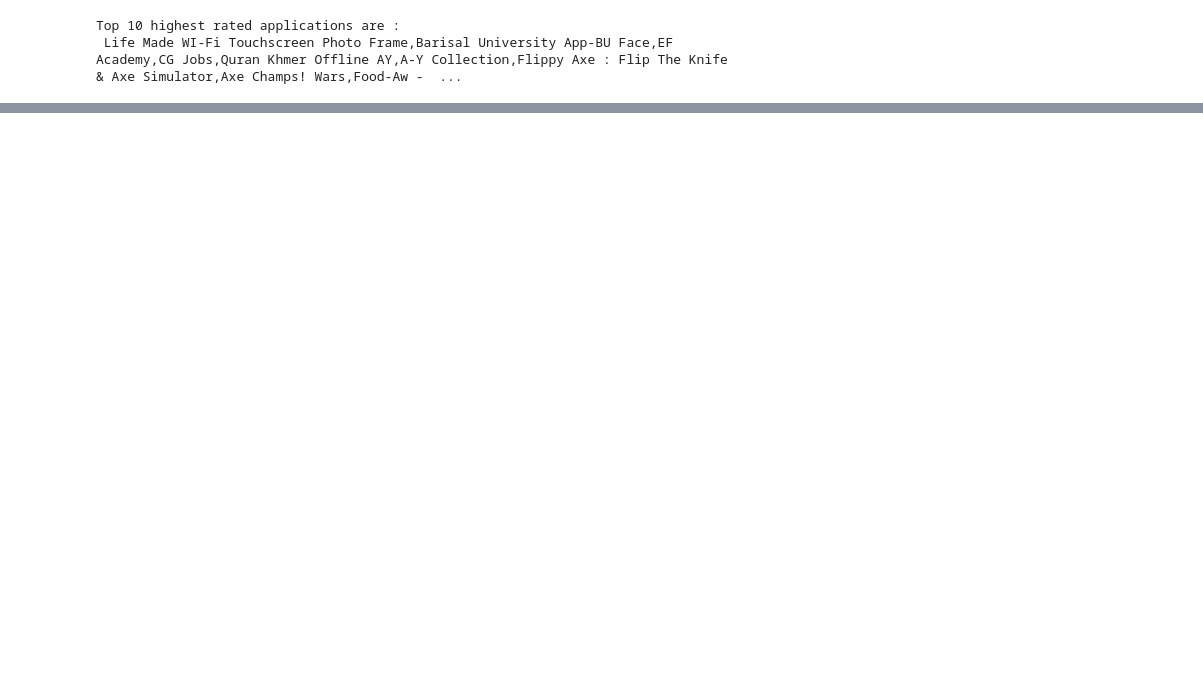
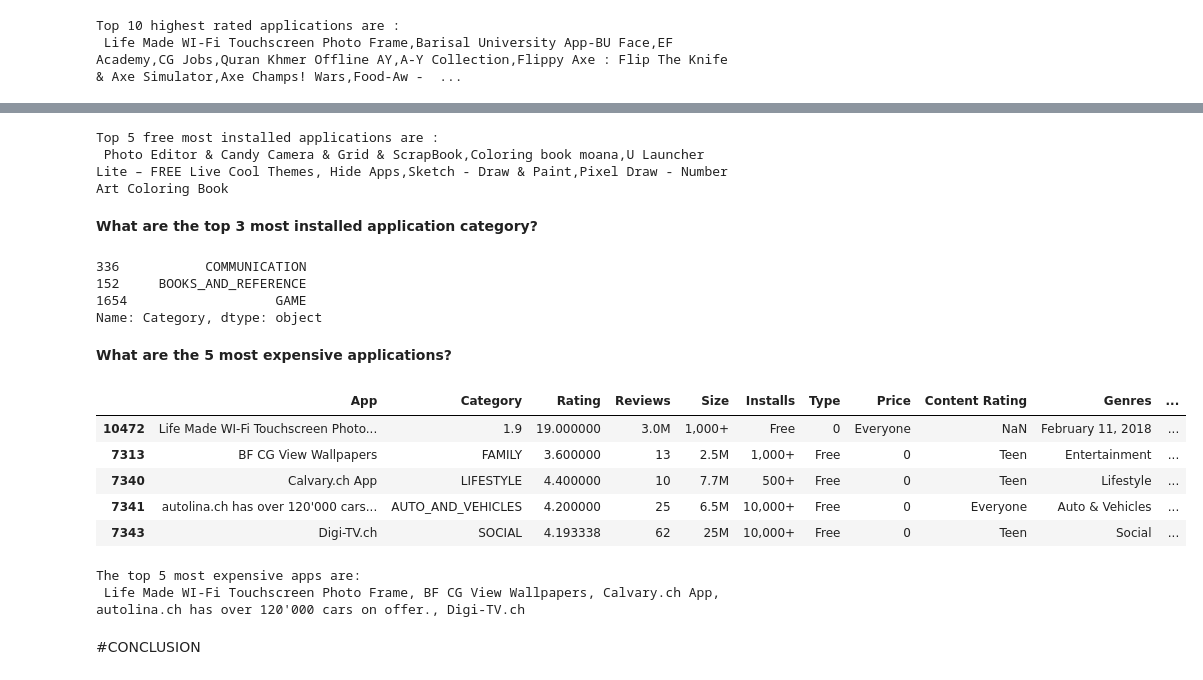
Before and after one commit to AditiBhattacharya11/PlayStore-Review-Analysis-EDA, a Jupyter notebook: Play_Store_App_Review_Analysis_EDA_Capstone_Project.ipynb, the cells around one changed output, grey strips where cells are left out. Saved outputs shown, nothing was run; the diff lists cells and outputs as text; code cells hidden in the pictures; blank space fills up the shorter version.

```diff
--- a/Play_Store_App_Review_Analysis_EDA_Capstone_Project.ipynb
+++ b/Play_Store_App_Review_Analysis_EDA_Capstone_Project.ipynb
@@ -455,0 +542,36 @@ Top 10 highest rated applications are :
+# %%
+print(f'Top 5 free most installed applications are :\n', ','.join(df2['App'].head(5)))
+# %% [output]
+Top 5 free most installed applications are :
+ Photo Editor & Candy Camera & Grid & ScrapBook,Coloring book moana,U Launcher Lite – FREE Live Cool Themes, Hide Apps,Sketch - Draw & Paint,Pixel Draw - Number Art Coloring Book
+# %% [markdown]
+**What are the top 3 most installed application category?**
+# %%
+df3 = playstoredf.sort_values(by=['Installs_Count'], ascending=False)
+Top_3_Installs=df3.head(3)["Category"]
+print(Top_3_Installs)
+# %% [output]
+336           COMMUNICATION
+152     BOOKS_AND_REFERENCE
+1654                   GAME
+Name: Category, dtype: object
+# %% [markdown]
+**What are the 5 most expensive applications?**
+# %%
+
+df4 = playstoredf.sort_values(by=['Price'], ascending=False)
+df4.head(5)
+# %% [output]
+|  | App | Category | Rating | Reviews | Size | Installs | Type | Price | Content Rating | Genres | ... |
+| 10472 | Life Made WI-Fi Touchscreen Photo... | 1.9 | 19.000000 | 3.0M | 1,000+ | Free | 0 | Everyone | NaN | February 11, 2018 | ... |
+| 7313 | BF CG View Wallpapers | FAMILY | 3.600000 | 13 | 2.5M | 1,000+ | Free | 0 | Teen | Entertainment | ... |
+| 7340 | Calvary.ch App | LIFESTYLE | 4.400000 | 10 | 7.7M | 500+ | Free | 0 | Teen | Lifestyle | ... |
+| 7341 | autolina.ch has over 120'000 cars... | AUTO_AND_VEHICLES | 4.200000 | 25 | 6.5M | 10,000+ | Free | 0 | Everyone | Auto & Vehicles | ... |
+| 7343 | Digi-TV.ch | SOCIAL | 4.193338 | 62 | 25M | 10,000+ | Free | 0 | Teen | Social | ... |
+# %%
+print(f'The top 5 most expensive apps are:\n {", ".join(df4["App"].head(5))}')
+# %% [output]
+The top 5 most expensive apps are:
+ Life Made WI-Fi Touchscreen Photo Frame, BF CG View Wallpapers, Calvary.ch App, autolina.ch has over 120'000 cars on offer., Digi-TV.ch
+# %% [markdown]
+#CONCLUSION
```
Also changed, not shown: parts of 24 cells of this notebook.
